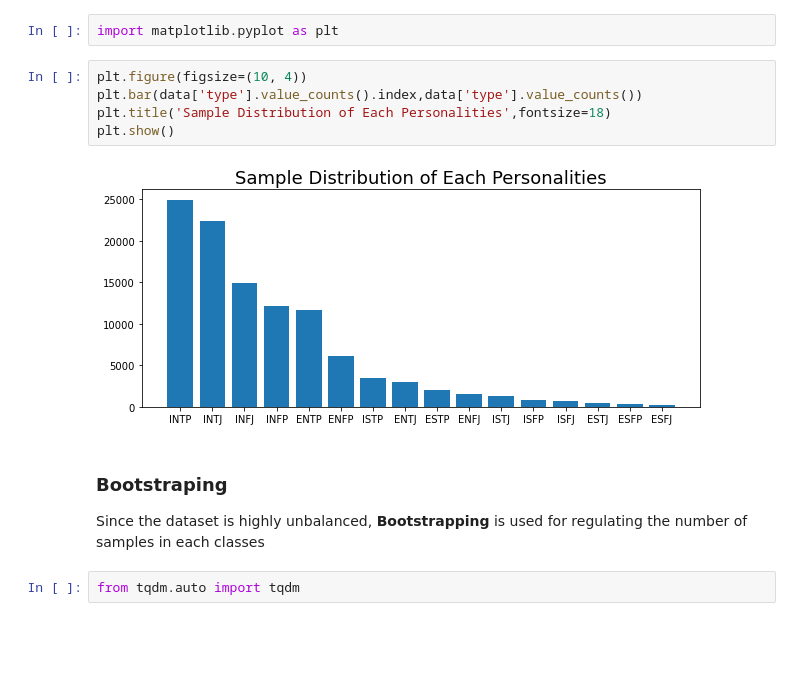
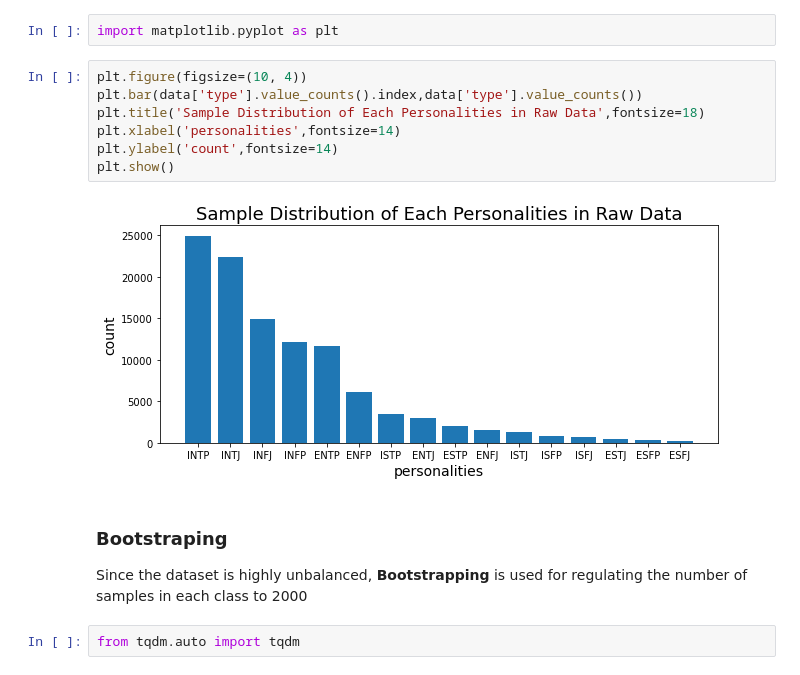
Before and after one commit to nclw1118/MBTI_Personality_Classification_Model_Based_on_NLP, a Jupyter notebook: MBTI Personality Classification Model Based on NLP.ipynb, the cells around one changed output. Cells and saved outputs as stored; diff of their text form; blank space fills up the shorter version.

```diff
--- a/MBTI Personality Classification Model Based on NLP.ipynb
+++ b/MBTI Personality Classification Model Based on NLP.ipynb
@@ -32,13 +32,15 @@ import matplotlib.pyplot as plt
 # %%
 plt.figure(figsize=(10, 4))
 plt.bar(data['type'].value_counts().index,data['type'].value_counts())
-plt.title('Sample Distribution of Each Personalities',fontsize=18)
+plt.title('Sample Distribution of Each Personalities in Raw Data',fontsize=18)
+plt.xlabel('personalities',fontsize=14)
+plt.ylabel('count',fontsize=14)
 plt.show()
 # %% [output]
-[figure, old version]
+[figure, new version]
 # %% [markdown]
 ### Bootstraping
-Since the dataset is highly unbalanced, **Bootstrapping** is used for regulating the number of samples in each classes
+Since the dataset is highly unbalanced, **Bootstrapping** is used for regulating the number of samples in each class to 2000
 # %%
 from tqdm.auto import tqdm
 # %%
```
Also changed, not shown: parts of 39 cells of this notebook.
